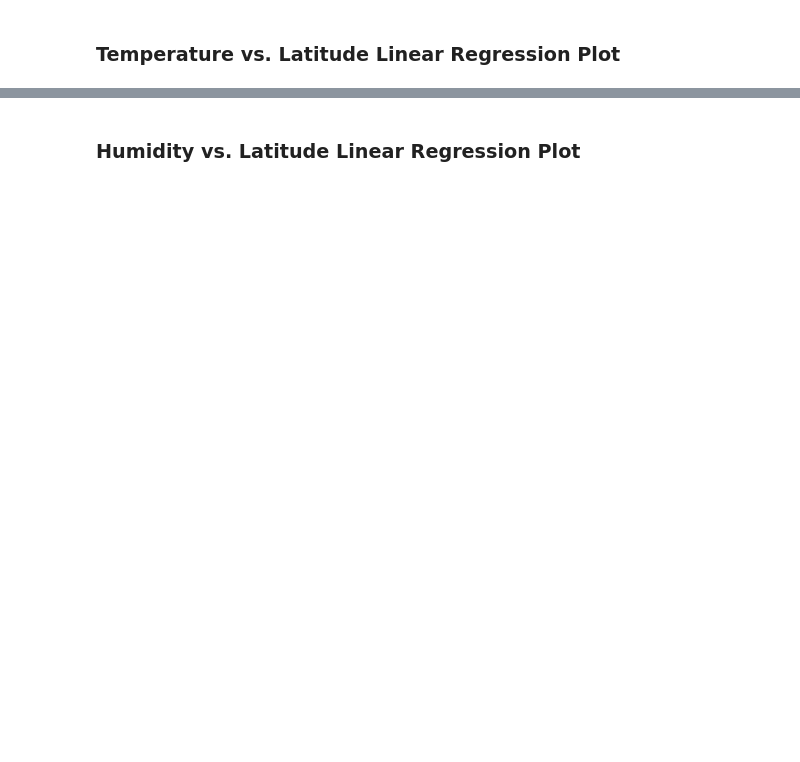
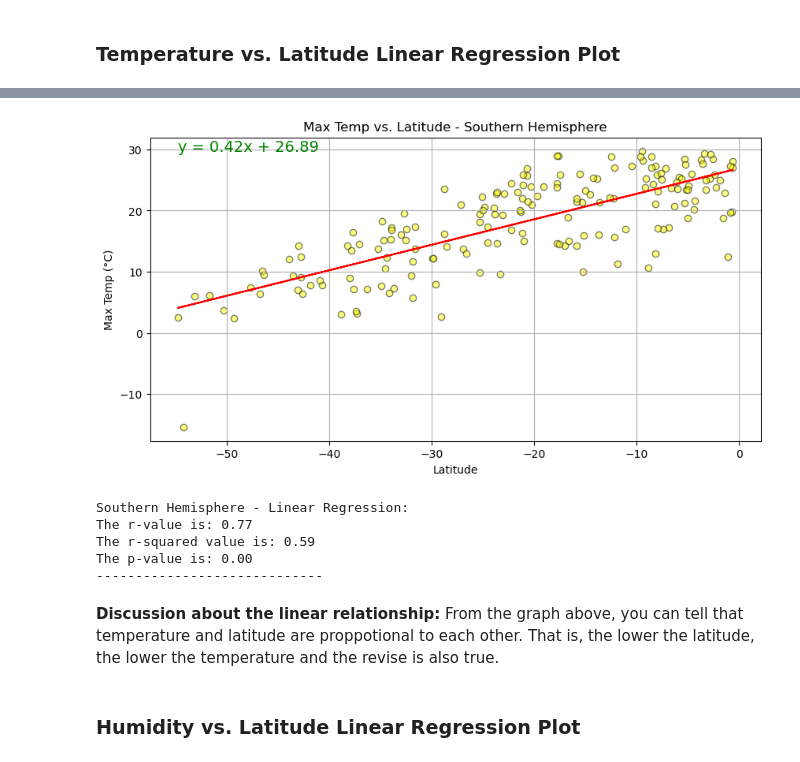
Before and after one commit to Adolph24/python-api-challenge, a Jupyter notebook: starter_code/WeatherPy.ipynb, the cells around one changed output, grey strips where cells are left out. Saved outputs shown, nothing was run; the diff lists cells and outputs as text; code cells hidden in the pictures; blank space fills up the shorter version.

```diff
--- a/starter_code/WeatherPy.ipynb
+++ b/starter_code/WeatherPy.ipynb
@@ -500,2 +441,15 @@ The r^2-value is: 0.6720220238897325
+# %%
+# Linear regression on Southern Hemisphere
+plot_linear_regression(southern_hemi_df["Lat"], southern_hemi_df["Max Temp"],
+                       "Max Temp vs. Latitude", "Latitude", "Max Temp (°C)", "Southern Hemisphere")
+# %% [output]
+[figure, added]
+Southern Hemisphere - Linear Regression:
+The r-value is: 0.77
+The r-squared value is: 0.59
+The p-value is: 0.00
+-----------------------------
+# %% [markdown]
+**Discussion about the linear relationship:** From the graph above, you can tell that temperature and latitude are proppotional to each other. That is, the lower the latitude, the lower the temperature and the revise is also true.
 # %% [markdown]
 ### Humidity vs. Latitude Linear Regression Plot
```
Also changed, not shown: parts of 33 cells of this notebook.
